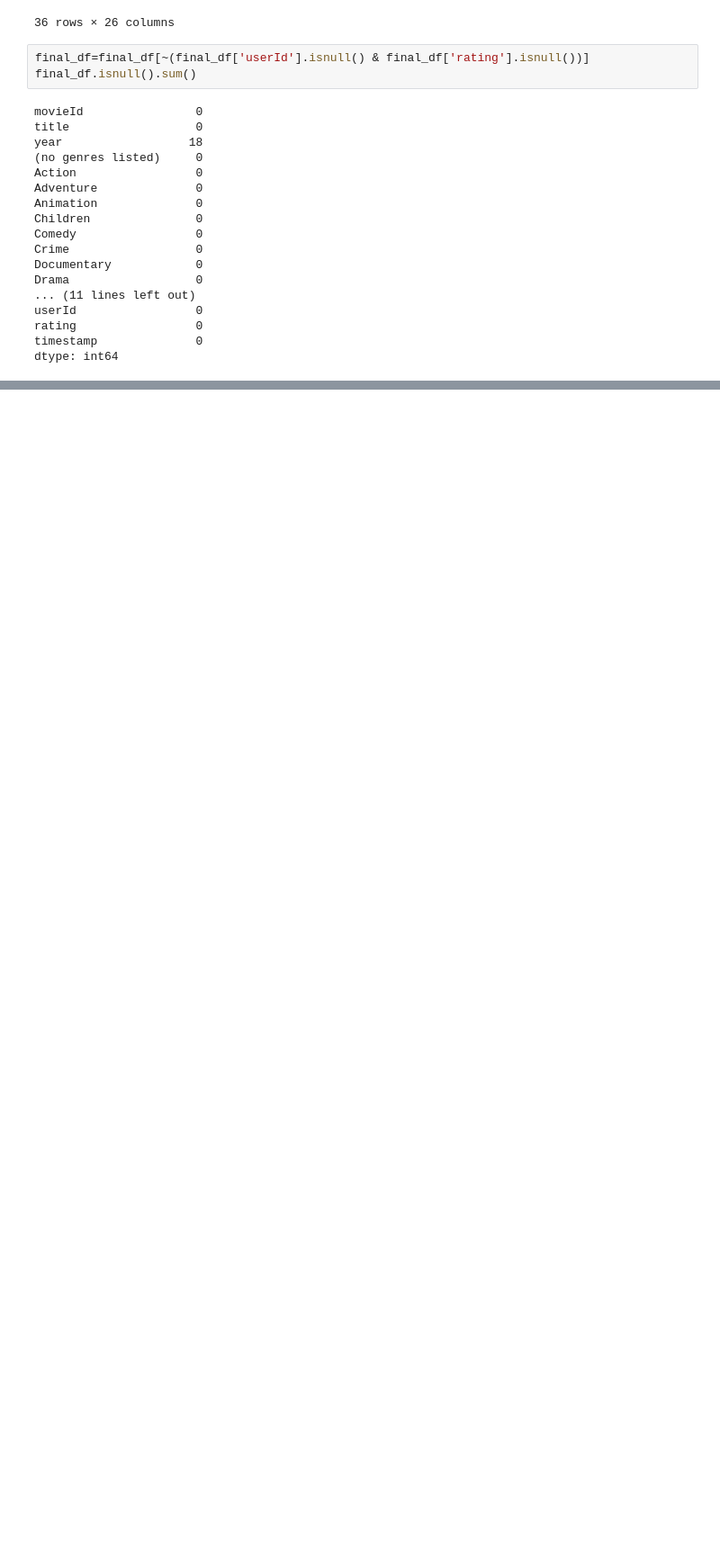
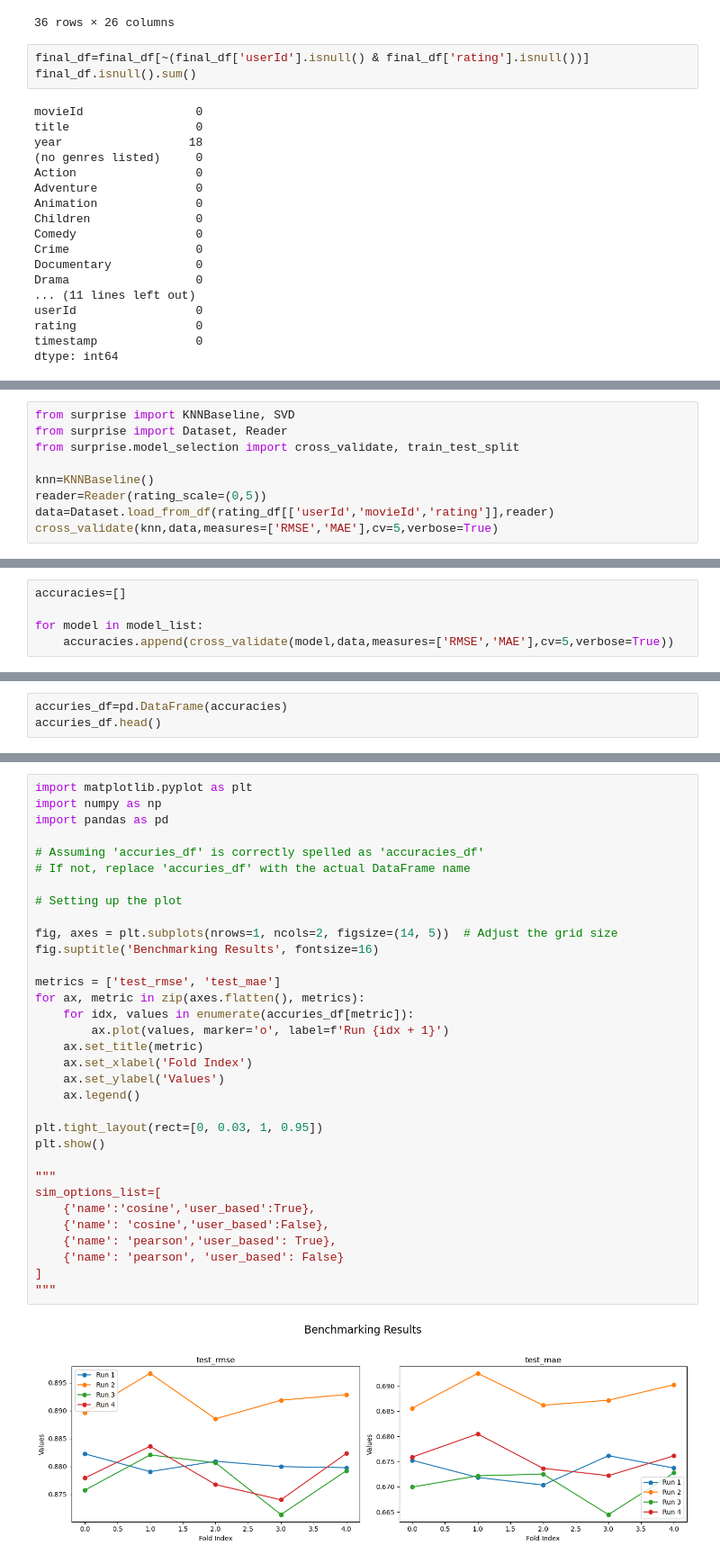
Before and after one commit to jimy-salem-52/RecSys, a Jupyter notebook: movielens-eda.ipynb, the cells around one changed output, grey strips where cells are left out. Shown at 90% size. Saved outputs shown, nothing was run; the diff lists cells and outputs as text; blank space fills up the shorter version.

```diff
--- a/movielens-eda.ipynb
+++ b/movielens-eda.ipynb
@@ -353,0 +371,9 @@ dtype: int64
+# %%
+from surprise import KNNBaseline, SVD
+from surprise import Dataset, Reader
+from surprise.model_selection import cross_validate, train_test_split
+
+knn=KNNBaseline()
+reader=Reader(rating_scale=(0,5))
+data=Dataset.load_from_df(rating_df[['userId','movieId','rating']],reader)
+cross_validate(knn,data,measures=['RMSE','MAE'],cv=5,verbose=True)
@@ -353,0 +429,5 @@ dtype: int64
+# %%
+accuracies=[]
+
+for model in model_list:
+    accuracies.append(cross_validate(model,data,measures=['RMSE','MAE'],cv=5,verbose=True))
@@ -353,0 +452,3 @@ dtype: int64
+# %%
+accuries_df=pd.DataFrame(accuracies)
+accuries_df.head()
@@ -353,0 +461,35 @@ dtype: int64
+# %%
+import matplotlib.pyplot as plt
+import numpy as np
+import pandas as pd
+
+# Assuming 'accuries_df' is correctly spelled as 'accuracies_df'
+# If not, replace 'accuries_df' with the actual DataFrame name
+
+# Setting up the plot
+
+fig, axes = plt.subplots(nrows=1, ncols=2, figsize=(14, 5))  # Adjust the grid size
+fig.suptitle('Benchmarking Results', fontsize=16)
+
+metrics = ['test_rmse', 'test_mae']
+for ax, metric in zip(axes.flatten(), metrics):
+    for idx, values in enumerate(accuries_df[metric]):
+        ax.plot(values, marker='o', label=f'Run {idx + 1}')
+    ax.set_title(metric)
+    ax.set_xlabel('Fold Index')
+    ax.set_ylabel('Values')
+    ax.legend()
+
+plt.tight_layout(rect=[0, 0.03, 1, 0.95])
+plt.show()
+
+"""
+sim_options_list=[
+    {'name':'cosine','user_based':True},
+    {'name': 'cosine','user_based':False},
+    {'name': 'pearson','user_based': True},
+    {'name': 'pearson', 'user_based': False}
+]
+"""
+# %% [output]
+[figure, added]
```
Also changed, not shown: parts of 16 cells of this notebook.
